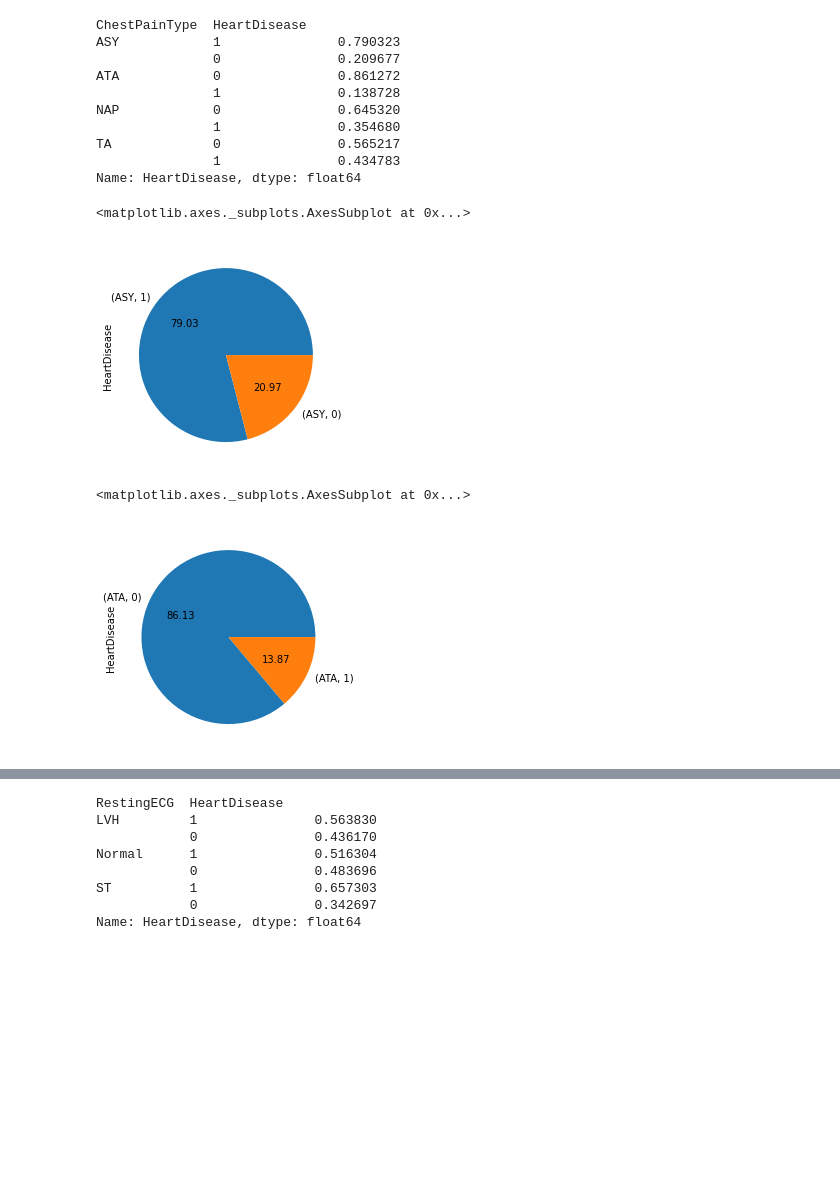
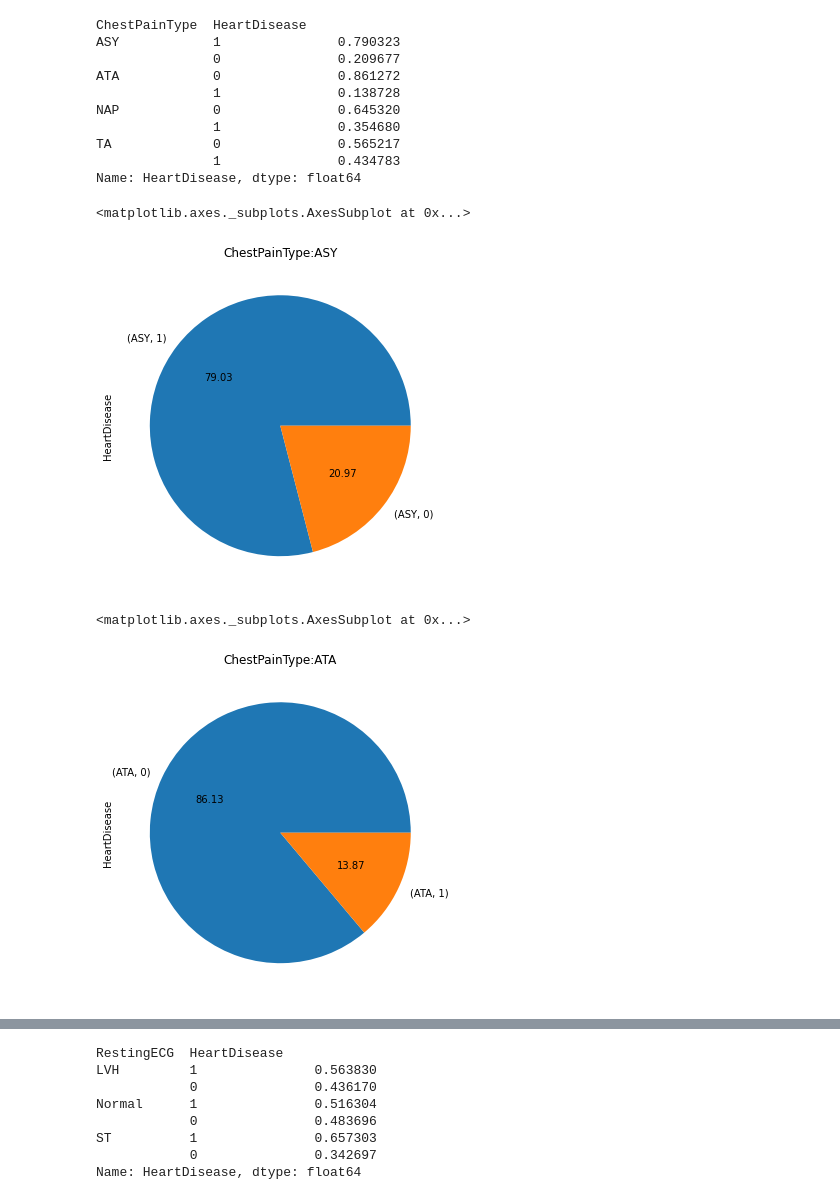
Before and after one commit to pingli10/project-2-part-4, a Jupyter notebook: Copy_of_new_week_10_project_2_part_4.ipynb, the cells around one changed output, grey strips where cells are left out. Cells and saved outputs as stored; diff of their text form; code cells hidden in the pictures; blank space fills up the shorter version.

```diff
--- a/Copy_of_new_week_10_project_2_part_4.ipynb
+++ b/Copy_of_new_week_10_project_2_part_4.ipynb
@@ -473,15 +503,19 @@ TA             0               0.565217
 Name: HeartDisease, dtype: float64
 # %%
 # pie chart for ASY(chestpain)
+plt.figure(figsize=(10,6))
+plt.title('ChestPainType:ASY')
 group_chestpain.iloc[0:2,].plot(kind='pie',autopct='%.2f')
 # %% [output]
 <matplotlib.axes._subplots.AxesSubplot at 0x...>
-[figure, old version]
+[figure, new version]
 # %%
 # pie chart for ATA(chest pain)
+plt.figure(figsize=(10,6))
+plt.title('ChestPainType:ATA')
 group_chestpain.iloc[2:4,].plot(kind='pie',autopct='%.2f')
 # %% [output]
 <matplotlib.axes._subplots.AxesSubplot at 0x...>
-[figure, old version]
+[figure, new version]
 # %%
 # pie chart for NAP(chest pain)
```
Also changed, not shown: parts of 23 cells of this notebook.
